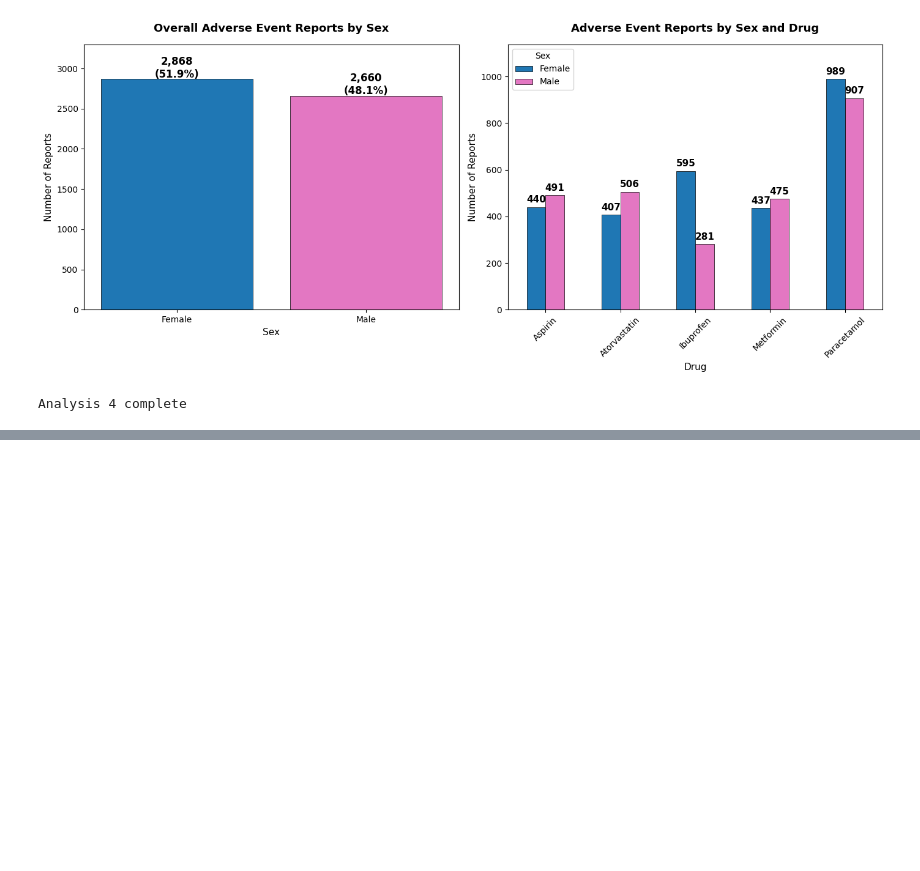
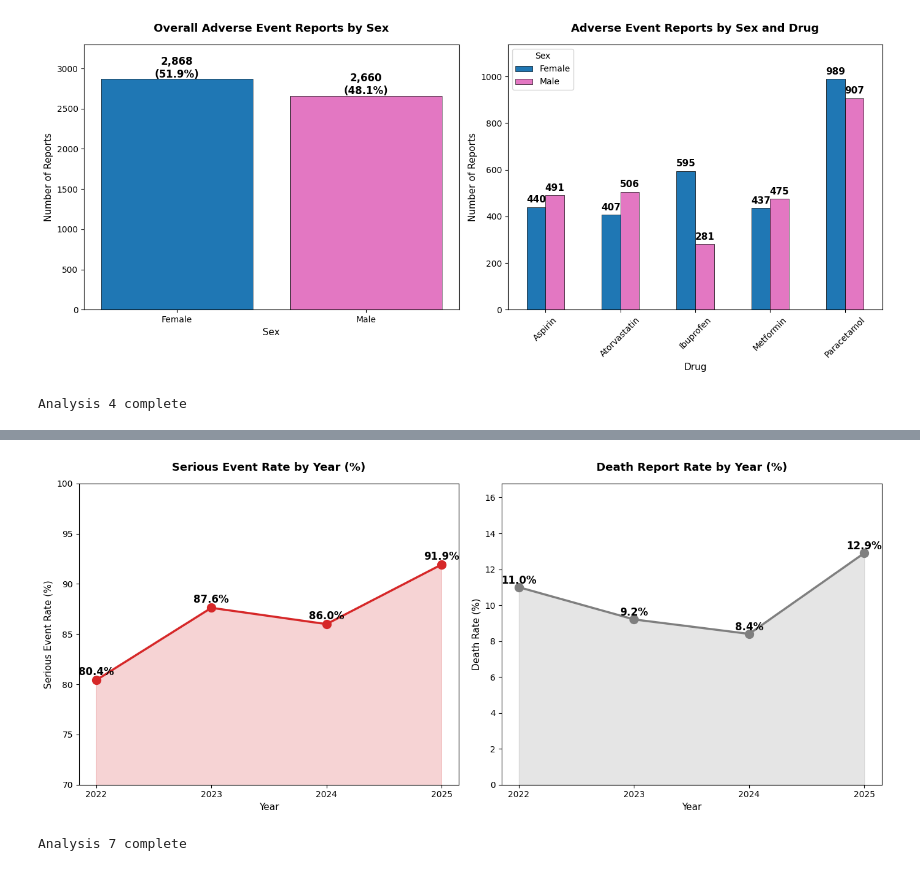
Before and after one commit to Kingsley-Eboh/fda-adverse-events-analysis, a Jupyter notebook: fda_adverse_events_analysis.ipynb, the cells around one changed output, grey strips where cells are left out. Saved outputs shown, nothing was run; the diff lists cells and outputs as text; code cells hidden in the pictures; blank space fills up the shorter version.

```diff
--- a/fda_adverse_events_analysis.ipynb
+++ b/fda_adverse_events_analysis.ipynb
@@ -518,0 +600,45 @@ Analysis 4 complete
+# %%
+
+fig, axes = plt.subplots(1, 2, figsize=(14, 6))
+
+yearly_serious = df.groupby('year').apply(
+    lambda x: (x['serious_label'] == 'Serious').sum() / len(x) * 100
+)
+
+axes[0].plot(yearly_serious.index.astype(str), yearly_serious.values,
+             color='#d62728', linewidth=2.5, marker='o', markersize=10)
+axes[0].fill_between(range(len(yearly_serious)), yearly_serious.values,
+                     alpha=0.2, color='#d62728')
+axes[0].set_title('Serious Event Rate by Year (%)',
+                   fontsize=13, fontweight='bold', pad=15)
+axes[0].set_xlabel('Year', fontsize=11)
+axes[0].set_ylabel('Serious Event Rate (%)', fontsize=11)
+axes[0].set_ylim(70, 100)
+for i, v in enumerate(yearly_serious.values):
+    axes[0].text(i, v + 0.5, f'{v:.1f}%',
+                ha='center', fontsize=12, fontweight='bold')
+
+yearly_death = df.groupby('year').apply(
+    lambda x: (x['seriousnessdeath'] == '1').sum() / len(x) * 100
+)
+
+axes[1].plot(yearly_death.index.astype(str), yearly_death.values,
+             color='#7f7f7f', linewidth=2.5, marker='o', markersize=10)
+axes[1].fill_between(range(len(yearly_death)), yearly_death.values,
+                     alpha=0.2, color='#7f7f7f')
+axes[1].set_title('Death Report Rate by Year (%)',
+                   fontsize=13, fontweight='bold', pad=15)
+axes[1].set_xlabel('Year', fontsize=11)
+axes[1].set_ylabel('Death Rate (%)', fontsize=11)
+axes[1].set_ylim(0, yearly_death.max() * 1.3)
+for i, v in enumerate(yearly_death.values):
+    axes[1].text(i, v + 0.2, f'{v:.1f}%',
+                ha='center', fontsize=12, fontweight='bold')
+
+plt.tight_layout()
+plt.savefig('figures/analysis7_yearly_trend.png', dpi=150, bbox_inches='tight')
+plt.show()
+print("Analysis 7 complete")
+# %% [output]
+[figure, added]
+Analysis 7 complete
```
Also changed, not shown: parts of 5 cells of this notebook, 3 other files.
